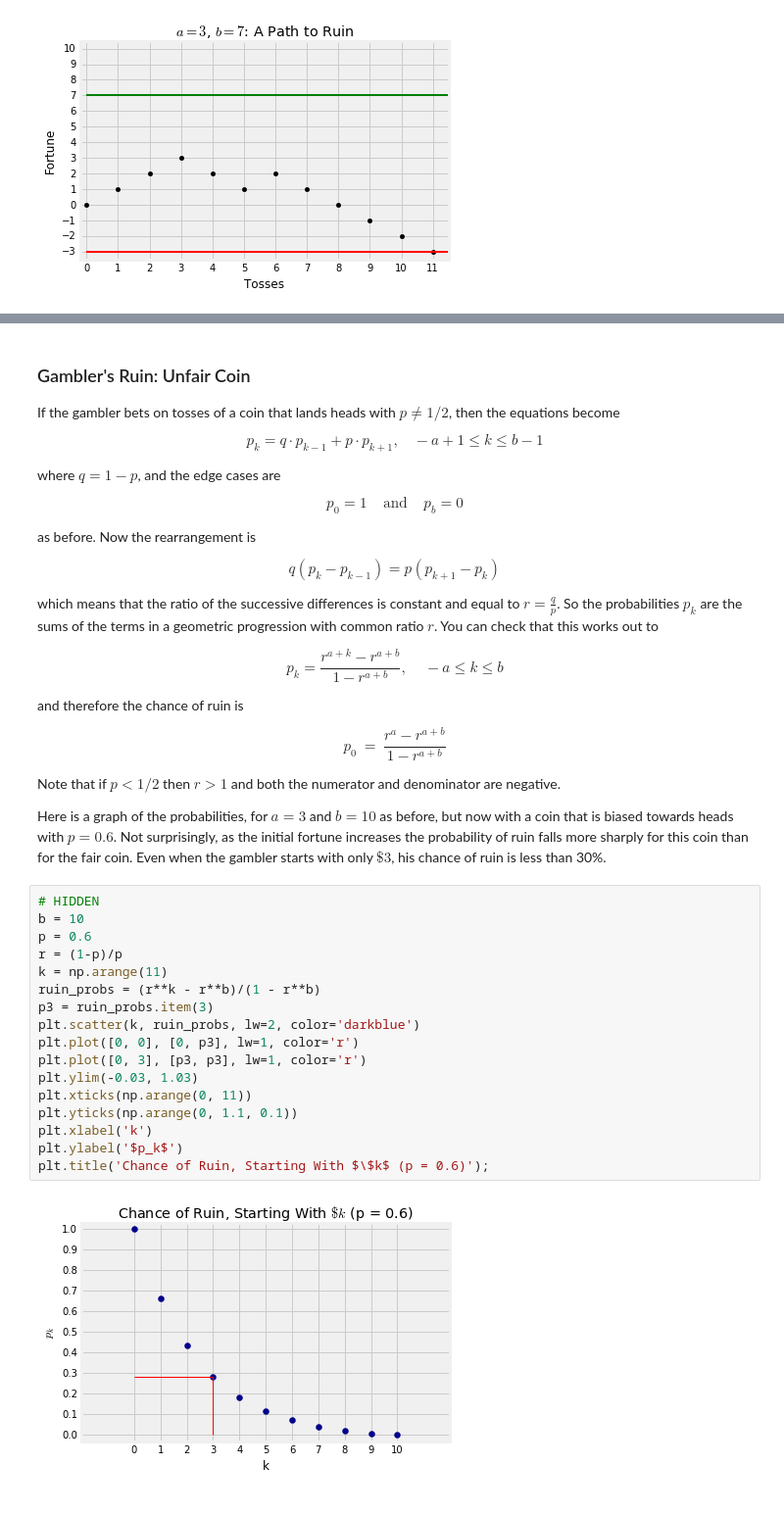
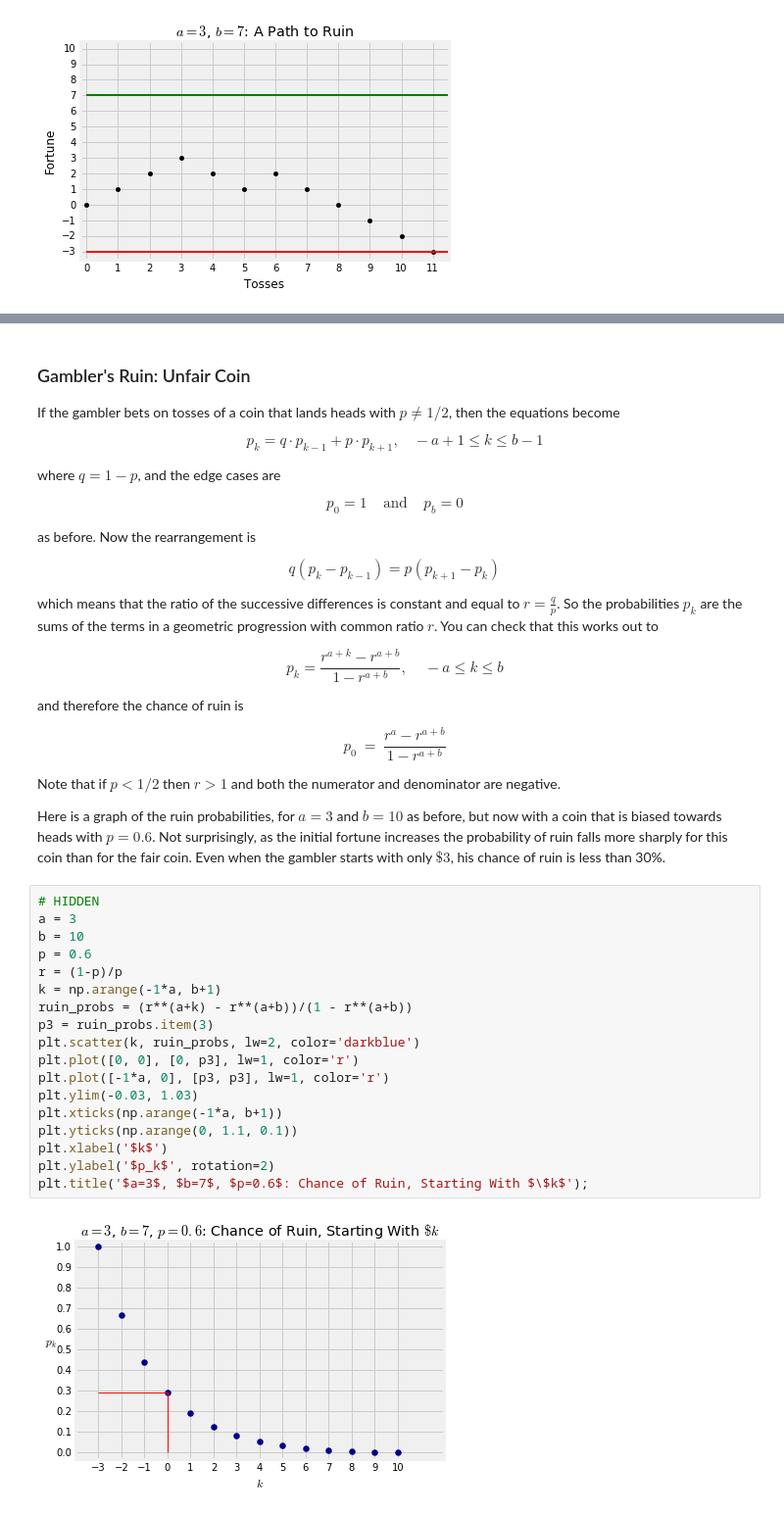
Before and after one commit to prob140/textbook_old, a Jupyter notebook: notebooks/Chapter_09/01_Probability_by_Conditioning.ipynb, the cells around one changed output, grey strips where cells are left out. Shown at 98% size. Saved outputs shown, nothing was run; the diff lists cells and outputs as text.

```diff
--- a/notebooks/Chapter_09/01_Probability_by_Conditioning.ipynb
+++ b/notebooks/Chapter_09/01_Probability_by_Conditioning.ipynb
@@ -177,23 +177,24 @@ $$
 
 Note that if $p < 1/2$ then $r > 1$ and both the numerator and denominator are negative.
 
-Here is a graph of the probabilities, for $a = 3$ and $b = 10$ as before, but now with a coin that is biased towards heads with $p = 0.6$. Not surprisingly, as the initial fortune increases the probability of ruin falls more sharply for this coin than for the fair coin. Even when the gambler starts with only $\$3$, his chance of ruin is less than 30%.
+Here is a graph of the ruin probabilities, for $a = 3$ and $b = 10$ as before, but now with a coin that is biased towards heads with $p = 0.6$. Not surprisingly, as the initial fortune increases the probability of ruin falls more sharply for this coin than for the fair coin. Even when the gambler starts with only $\$3$, his chance of ruin is less than 30%.
 # %%
 # HIDDEN
+a = 3
 b = 10
 p = 0.6
 r = (1-p)/p
-k = np.arange(11)
-ruin_probs = (r**k - r**b)/(1 - r**b)
+k = np.arange(-1*a, b+1)
+ruin_probs = (r**(a+k) - r**(a+b))/(1 - r**(a+b))
 p3 = ruin_probs.item(3)
 plt.scatter(k, ruin_probs, lw=2, color='darkblue')
 plt.plot([0, 0], [0, p3], lw=1, color='r')
-plt.plot([0, 3], [p3, p3], lw=1, color='r')
+plt.plot([-1*a, 0], [p3, p3], lw=1, color='r')
 plt.ylim(-0.03, 1.03)
-plt.xticks(np.arange(0, 11))
+plt.xticks(np.arange(-1*a, b+1))
 plt.yticks(np.arange(0, 1.1, 0.1))
-plt.xlabel('k')
-plt.ylabel('$p_k$')
-plt.title('Chance of Ruin, Starting With $\$k$ (p = 0.6)');
+plt.xlabel('$k$')
+plt.ylabel('$p_k$', rotation=2)
+plt.title('$a=3$, $b=7$, $p=0.6$: Chance of Ruin, Starting With $\$k$');
 # %% [output]
-[figure, old version]
+[figure, new version]
```
Also changed, not shown: parts of 4 cells of this notebook.
